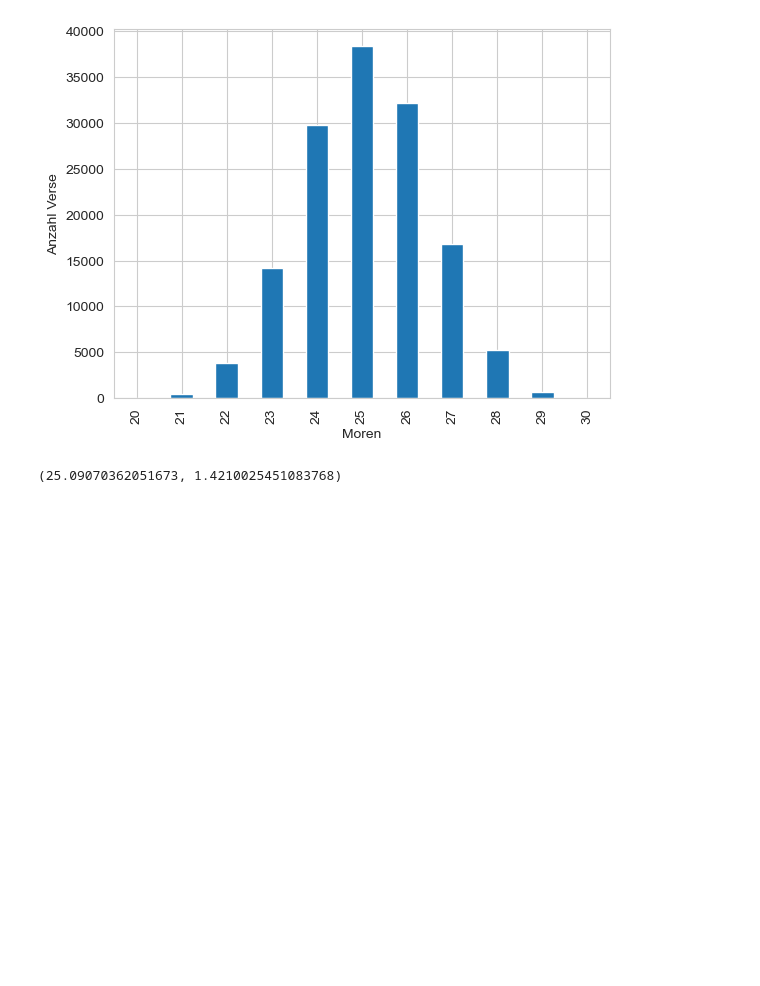
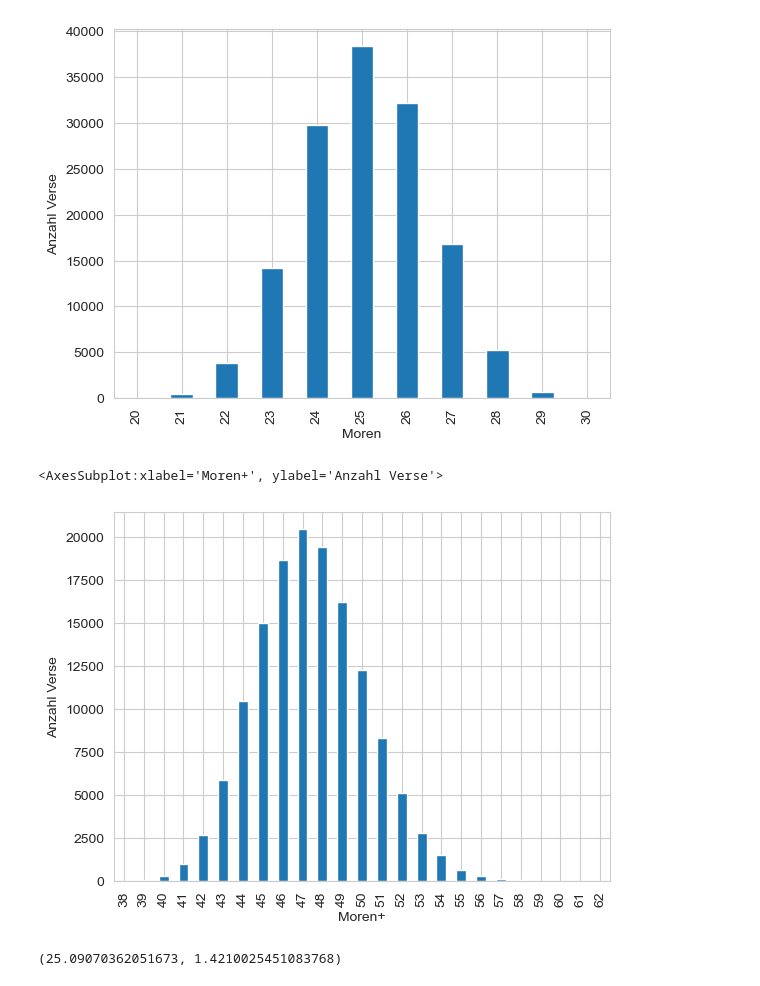
Before and after one commit to kmein/shloka, a Jupyter notebook: statistics.ipynb, the cells around one changed output. Saved outputs shown, nothing was run; the diff lists cells and outputs as text; code cells hidden in the pictures; blank space fills up the shorter version.

```diff
--- a/statistics.ipynb
+++ b/statistics.ipynb
@@ -1064,6 +1064,12 @@ shlokas["Mātrās"].value_counts().sort_index().plot.bar(xlabel="Moren", ylabel=
 write_figure("morae-count")
 # %% [output]
 [figure]
+# %%
+shlokas["Mātrās+"] = shlokas["Silbenschema"].apply(lambda sc: sum(2 if x == "V" else 0 if x == "." else 1 for x in sc))
+shlokas["Mātrās+"].value_counts().sort_index().plot.bar(xlabel="Moren+", ylabel="Anzahl Verse")
+# %% [output]
+<AxesSubplot:xlabel='Moren+', ylabel='Anzahl Verse'>
+[figure, added]
 # %%
 shlokas["Mātrās"].mean(), shlokas["Mātrās"].std()
 # %% [output]
```
Also changed, not shown: parts of 2 cells of this notebook.
